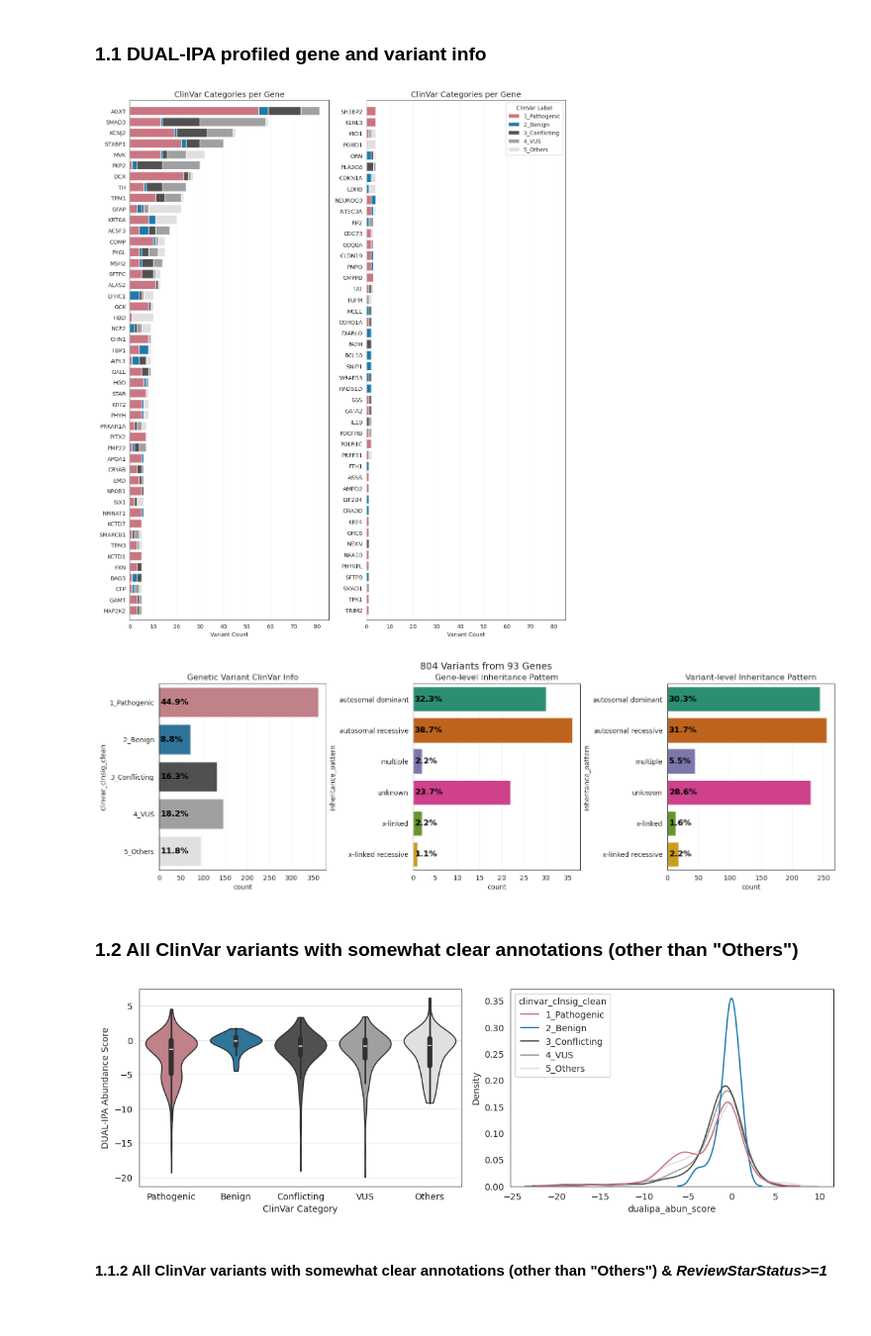
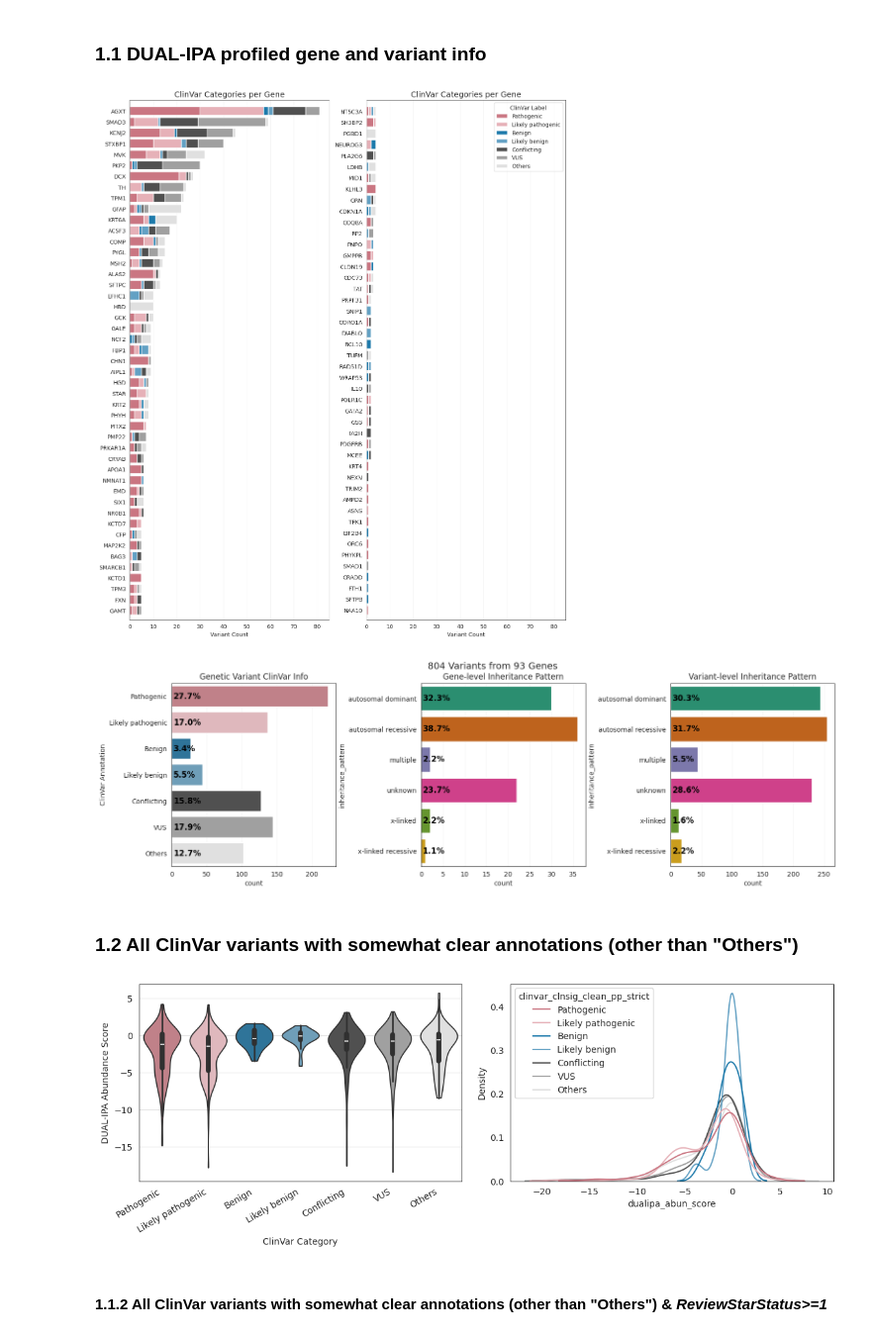
Before and after one commit to broadinstitute/2025_laval_submitted, a Jupyter notebook: 2_individual_assay_results/dual_ipa/2_analysis/5_clinvar_annotation_summary.ipynb, the cells around one changed output. Shown at 99% size. Saved outputs shown, nothing was run; the diff lists cells and outputs as text; code cells hidden in the pictures.

```diff
--- a/2_individual_assay_results/dual_ipa/2_analysis/5_clinvar_annotation_summary.ipynb
+++ b/2_individual_assay_results/dual_ipa/2_analysis/5_clinvar_annotation_summary.ipynb
@@ -32,11 +32,10 @@ scores = scores.with_columns(
     pl.when(pl.col("inheritance_pattern").is_null())
     .then(pl.lit("unknown"))
     .otherwise(pl.col("inheritance_pattern"))
-    .alias("inheritance_pattern"),
-    pl.col("clinvar_clnsig_clean").replace("6_No_ClinVar", "5_Others").alias("clinvar_clnsig_clean")
+    .alias("inheritance_pattern")
 )
-hue_order = sorted(scores["clinvar_clnsig_clean"].drop_nulls().unique().to_list())
-clinvar_palette_old = palette_dict["clinvar_clnsig_clean"]
+hue_order = clinvar_order_dict["original"]
+clinvar_palette_old = palette_dict["clinvar_clnsig_clean_pp_strict"]
 # %% [markdown]
 ## 1. Data Summary
 # %% [markdown]
@@ -45,12 +44,12 @@ clinvar_palette_old = palette_dict["clinvar_clnsig_clean"]
 # 2. Count per (gene, category)
 top_num = int(np.ceil(scores.unique("symbol").shape[0] / 2))
 counts = (
-    scores.to_pandas().groupby(["symbol", "clinvar_clnsig_clean"])
+    scores.to_pandas().groupby(["symbol", "clinvar_clnsig_clean_pp_strict"])
     .size()
     .reset_index(name="count")
 )
 # 3. Pivot
-pivot = counts.pivot(index="symbol", columns="clinvar_clnsig_clean", values="count").fillna(0)
+pivot = counts.pivot(index="symbol", columns="clinvar_clnsig_clean_pp_strict", values="count").fillna(0)
 
 # Add total count column and sort by it (descending)
 pivot["total_count"] = pivot.sum(axis=1)
@@ -80,7 +79,6 @@ axes[0].set_ylim(-1, pivot_top.shape[0] - .1)  # Tighten y-axis to remove top/bo
 axes[0].set_title(f"ClinVar Categories per Gene", fontsize=14) ##  (Top {top_num} with Most Variants)
 axes[0].invert_yaxis()
 axes[0].grid(alpha=.2, axis="x")
-
 # ax.legend(title="ClinVar Label", fontsize=9, title_fontsize=10, loc="lower right")
 # plt.tight_layout()
 # plt.show()
@@ -110,19 +108,23 @@ axes[1].grid(alpha=.2, axis="x")
 plt.tight_layout()
 plt.show()
 # %% [output]
-[figure, old version]
+[figure, new version]
 # %%
-df = scores.to_pandas() ## drop_nulls("clinvar_clnsig_clean").
+df = scores.to_pandas()
 
 fig, axes = plt.subplots(1,3,figsize=(18,5))
 plot_cat_count_perc(
-    scores,
-    "clinvar_clnsig_clean",
+    scores.with_columns(
+        pl.col("clinvar_clnsig_clean_pp_strict")
+        .cast(pl.Enum(clinvar_order_dict["original"]))
+    ).sort("clinvar_clnsig_clean_pp_strict"),
+    "clinvar_clnsig_clean_pp_strict",
     title="ClinVar",
     ax=axes[0],
-    palette=palette_dict["clinvar_clnsig_clean"]
+    palette=palette_dict["clinvar_clnsig_clean_pp_strict"],
 )
 axes[0].set_title("Genetic Variant ClinVar Info")
+axes[0].set_ylabel("ClinVar Annotation")
 
 plot_cat_count_perc(
     scores.unique("symbol"),
@@ -139,11 +141,11 @@ plot_cat_count_perc(
     ax=axes[2],
 )
 axes[2].set_title("Variant-level Inheritance Pattern")
-plt.suptitle(f"{scores.unique('gene_allele').shape[0]} Variants from {scores.unique('symbol').shape[0]} Genes", y=.97, fontsize=14)
+plt.suptitle(f"{scores.unique('gene_variant').shape[0]} Variants from {scores.unique('symbol').shape[0]} Genes", y=.97, fontsize=14)
 plt.subplots_adjust(wspace=.52)
 plt.show()
 # %% [output]
-[figure, old version]
+[figure, new version]
 # %% [markdown]
 ### 1.2 All ClinVar variants with somewhat clear annotations (other than "Others")
 # %%
@@ -151,40 +153,40 @@ fig, axes = plt.subplots(1, 2, figsize=(14, 4))
 # sns.boxenplot(
 #     data=scores.to_pandas(),
 #     x="clinvar_clnsig_clean",
 #     y="dualipa_abun_score",
 #     hue="clinvar_clnsig_clean",
 #     palette=palette_dict["clinvar_clnsig_clean"],
 #     order=hue_order,
 #     ax=axes[0]
 # )
 sns.violinplot(
     data=scores.to_pandas(),
-    x="clinvar_clnsig_clean",
+    x="clinvar_clnsig_clean_pp_strict",
     y="dualipa_abun_score",
-    hue="clinvar_clnsig_clean",
-    palette=palette_dict["clinvar_clnsig_clean"],
+    hue="clinvar_clnsig_clean_pp_strict",
+    palette=palette_dict["clinvar_clnsig_clean_pp_strict"],
     order=hue_order,
     cut=0,
     ax=axes[0]
 )
-axes[0].set_xticklabels([x.get_text().split("_")[1] for x in axes[0].get_xticklabels()]) ##, rotation=45, ha='right'
+axes[0].set_xticklabels(axes[0].get_xticklabels(), rotation=30, ha='right') ##
 axes[0].set_xlabel("ClinVar Category") ##, rotation=45, ha='right'
 axes[0].set_ylabel("DUAL-IPA Abundance Score") ##, rotation=45, ha='right'
 axes[0].grid(alpha=0.5, axis="y")
 
 sns.kdeplot(
     data=scores.to_pandas(),
     x="dualipa_abun_score",
-    hue="clinvar_clnsig_clean",
+    hue="clinvar_clnsig_clean_pp_strict",
     hue_order=hue_order,
     ax=axes[1],
-    palette=palette_dict["clinvar_clnsig_clean"],
+    palette=palette_dict["clinvar_clnsig_clean_pp_strict"],
     common_norm=False
 )
 plt.subplots_adjust(wspace=0.15)
 plt.show()
 # %% [output]
-[figure, old version]
+[figure, new version]
 # %% [markdown]
 #### 1.1.2 All ClinVar variants with somewhat clear annotations (other than "Others") & _ReviewStarStatus>=1_
 # %%
```
Also changed, not shown: parts of 5 cells of this notebook, 26 other files.
